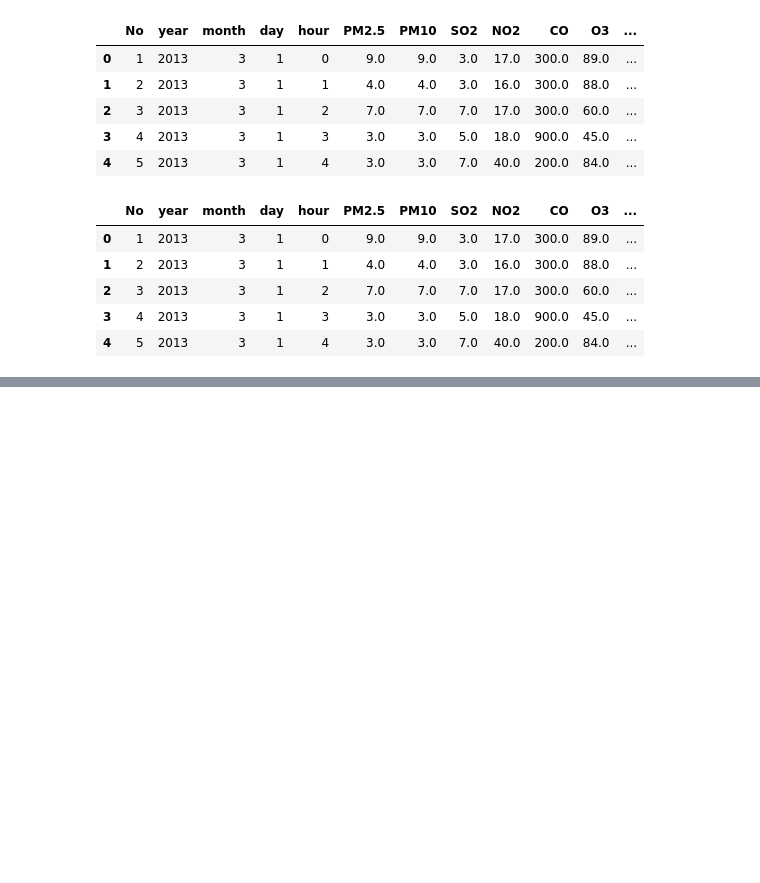
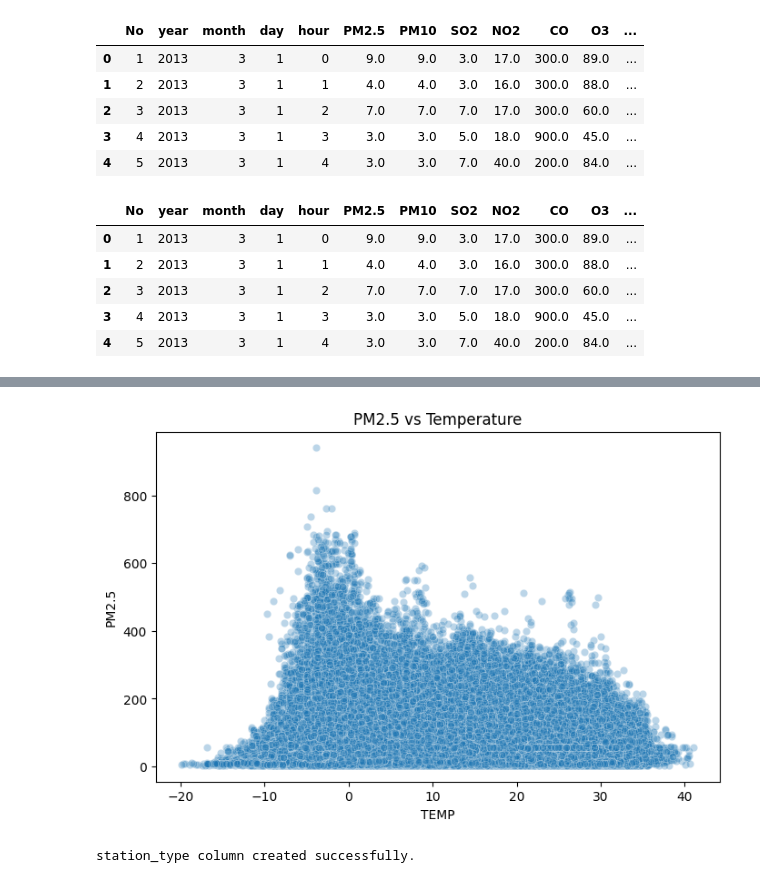
Before and after one commit to StanleyArinze/st20338478_CMP7005-PRAC1, a Jupyter notebook: CMP7005.ipynb, the cells around one changed output, grey strips where cells are left out. Drawn from its saved outputs; the diff is of its cells as text; code cells hidden in the pictures; blank space fills up the shorter version.

```diff
--- a/CMP7005.ipynb
+++ b/CMP7005.ipynb
@@ -277,0 +344,23 @@ air_df.head()
+# %%
+plt.figure(figsize=(8,5))
+sns.scatterplot(x="TEMP", y="PM2.5", data=air_df, alpha=0.3)
+plt.title("PM2.5 vs Temperature")
+plt.show()
+# %% [output]
+[figure, added]
+# %%
+air_df.columns
+
+
+# CREATE STATION TYPE COLUMN
+
+
+urban_stations = ["Dongsi", "Guanyuan"]
+
+air_df["station_type"] = air_df["station"].apply(
+    lambda x: "Urban" if x in urban_stations else "Suburban"
+)
+
+print("station_type column created successfully.")
+# %% [output]
+station_type column created successfully.
```
Also changed, not shown: parts of 7 cells of this notebook.
